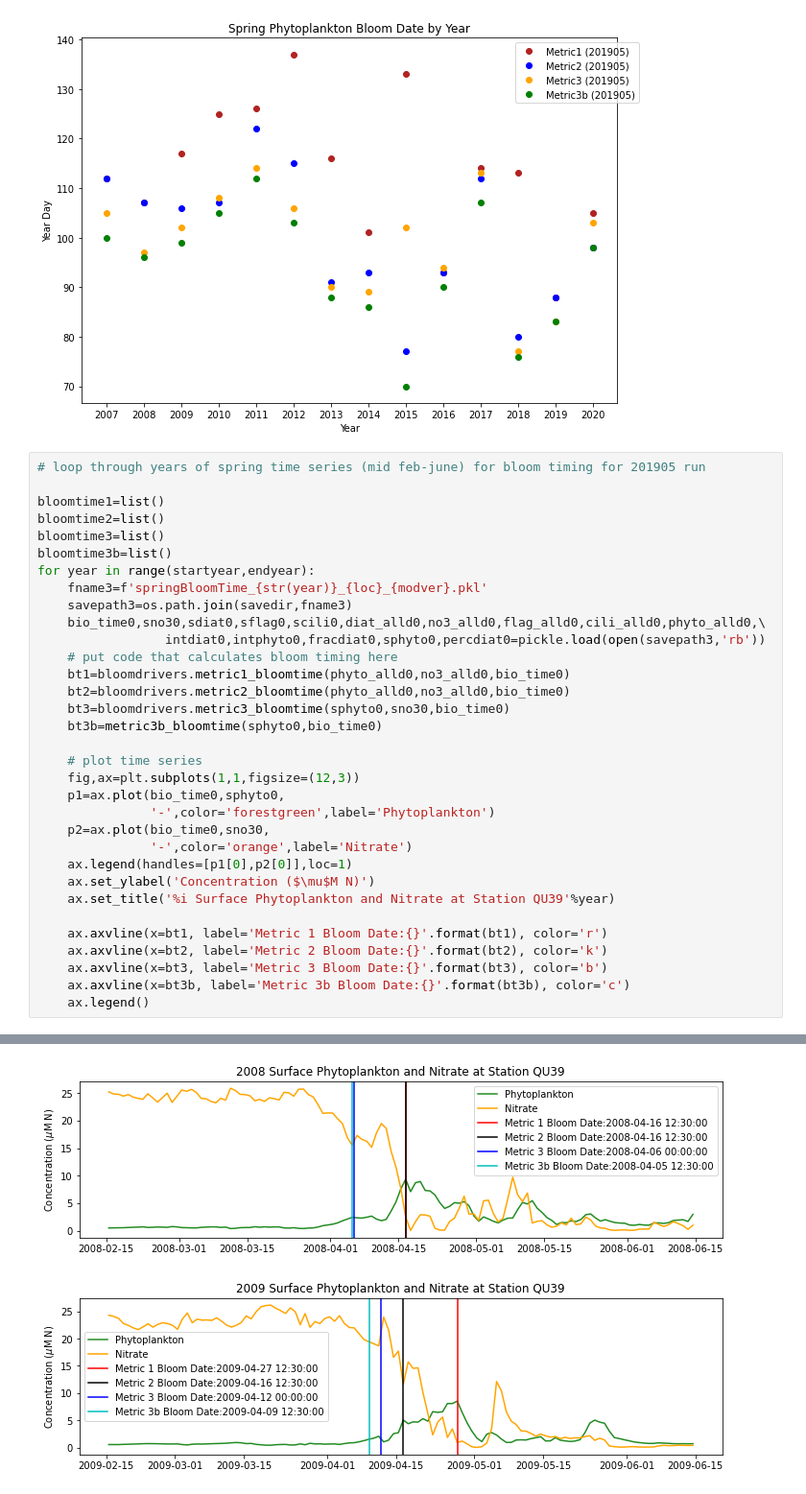
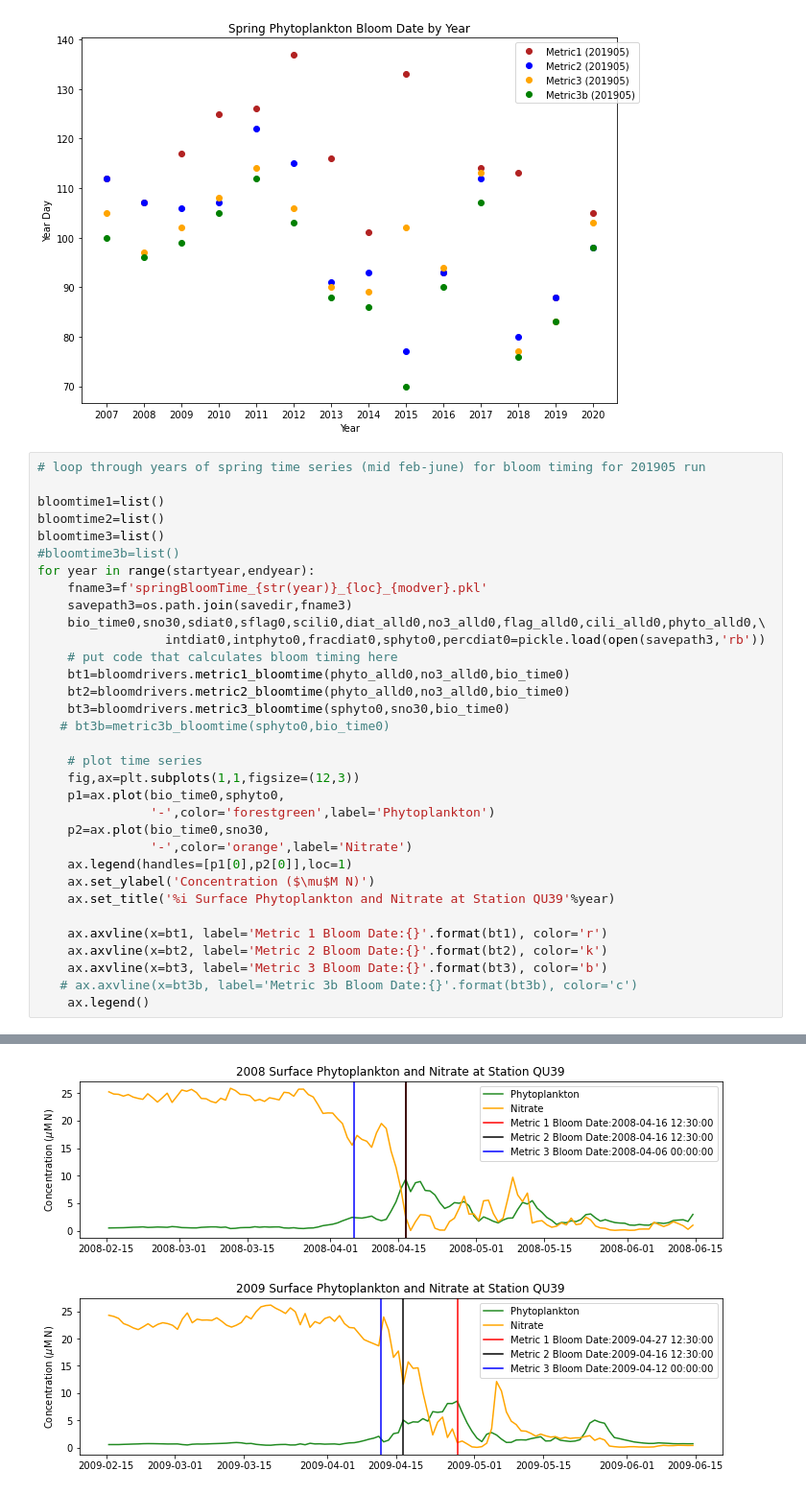
Before and after one commit to SalishSeaCast/Analysis-Aline, a Jupyter notebook: notebooks/Bloom_Timing/stationQU39/bloom_func_check.ipynb, the cells around one changed output, grey strips where cells are left out. Shown at 96% size. Drawn from its saved outputs; the diff is of its cells as text.

```diff
--- a/notebooks/Bloom_Timing/stationQU39/bloom_func_check.ipynb
+++ b/notebooks/Bloom_Timing/stationQU39/bloom_func_check.ipynb
@@ -567,7 +567,7 @@ ax.legend(handles=[p1[0],p2[0],p3[0],p4[0]],bbox_to_anchor=(1.05, 1.0))
 bloomtime1=list()
 bloomtime2=list()
 bloomtime3=list()
-bloomtime3b=list()
+#bloomtime3b=list()
 for year in range(startyear,endyear):
     fname3=f'springBloomTime_{str(year)}_{loc}_{modver}.pkl'
     savepath3=os.path.join(savedir,fname3)
@@ -577,7 +577,7 @@ for year in range(startyear,endyear):
     bt1=bloomdrivers.metric1_bloomtime(phyto_alld0,no3_alld0,bio_time0)
     bt2=bloomdrivers.metric2_bloomtime(phyto_alld0,no3_alld0,bio_time0)
     bt3=bloomdrivers.metric3_bloomtime(sphyto0,sno30,bio_time0)
-    bt3b=metric3b_bloomtime(sphyto0,bio_time0)
+   # bt3b=metric3b_bloomtime(sphyto0,bio_time0)
 
     # plot time series
     fig,ax=plt.subplots(1,1,figsize=(12,3))
@@ -592,6 +592,6 @@ for year in range(startyear,endyear):
     ax.axvline(x=bt1, label='Metric 1 Bloom Date:{}'.format(bt1), color='r')
     ax.axvline(x=bt2, label='Metric 2 Bloom Date:{}'.format(bt2), color='k')
     ax.axvline(x=bt3, label='Metric 3 Bloom Date:{}'.format(bt3), color='b')
-    ax.axvline(x=bt3b, label='Metric 3b Bloom Date:{}'.format(bt3b), color='c')
+   # ax.axvline(x=bt3b, label='Metric 3b Bloom Date:{}'.format(bt3b), color='c')
     ax.legend()
 # %% [output]
@@ -599,2 +599,2 @@ for year in range(startyear,endyear):
-[figure, old version]
+[figure, new version]
-[figure, old version]
+[figure, new version]
```
Also changed, not shown: parts of 15 cells of this notebook, 4 other files.
